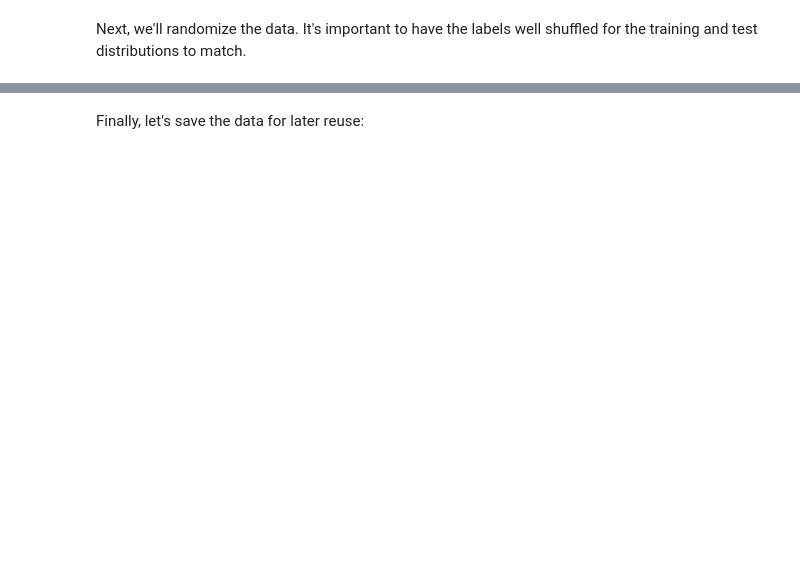
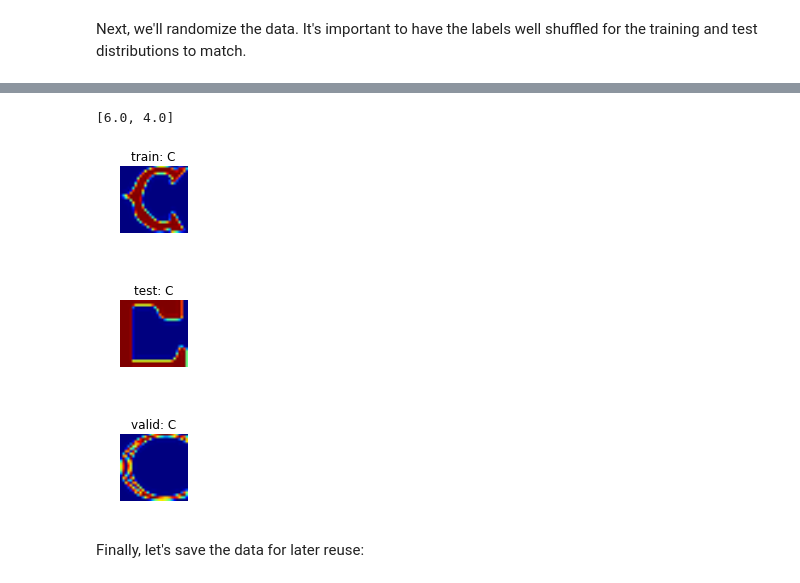
Before and after one commit to c-mori/tensor, a Jupyter notebook: udacity/1_notmnist.ipynb, the cells around one changed output, grey strips where cells are left out. Cells and saved outputs as stored; diff of their text form; code cells hidden in the pictures; blank space fills up the shorter version.

```diff
--- a/udacity/1_notmnist.ipynb
+++ b/udacity/1_notmnist.ipynb
@@ -182,3 +224,8 @@ Problem 3
 Another check: we expect the data to be balanced across classes. Verify that.
 
 ---
+# %%
+for d in train_datasets:
+    with open(d, 'r') as pfile:
+        dset = pickle.load(pfile)
+    print(d, ":", dset.shape[0], "examples")
@@ -261,4 +325,40 @@ Convince yourself that the data is still good after shuffling!
 ---
+# %%
+from matplotlib import rcParams
+rcp = rcParams['figure.figsize']
+# %% [output]
+[6.0, 4.0]
+# %%
+rcParams['figure.figsize'] = [6., 6.]
+f, (p, pt, pv) = plt.subplots(3, sharex=False, sharey=False)
+
+i = random.choice(xrange(len(train_dataset)))
+label = list('ABCDEFGHIJ')[train_labels[i]]
+d = train_dataset[i]
+p.imshow(d)
+p.set_title('train: ' + label)
+p.axis('off')
+
+i = random.choice(xrange(len(test_dataset)))
+label = list('ABCDEFGHIJ')[test_labels[i]]
+d = test_dataset[i]
+pt.imshow(d)
+pt.set_title('test: ' + label)
+pt.axis('off')
+
+i = random.choice(xrange(len(valid_dataset)))
+label = list('ABCDEFGHIJ')[valid_labels[i]]
+d = valid_dataset[i]
+pv.imshow(d)
+pv.set_title('valid: ' + label)
+pv.axis('off')
+
+f.subplots_adjust(hspace=1)
+plt.show()
+
+rcParams['figure.figsize'] = rcp
+# %% [output]
+[figure, added]
 # %% [markdown]
 Finally, let's save the data for later reuse:
 # %%
```
Also changed, not shown: parts of 15 cells of this notebook, 1 other file.
